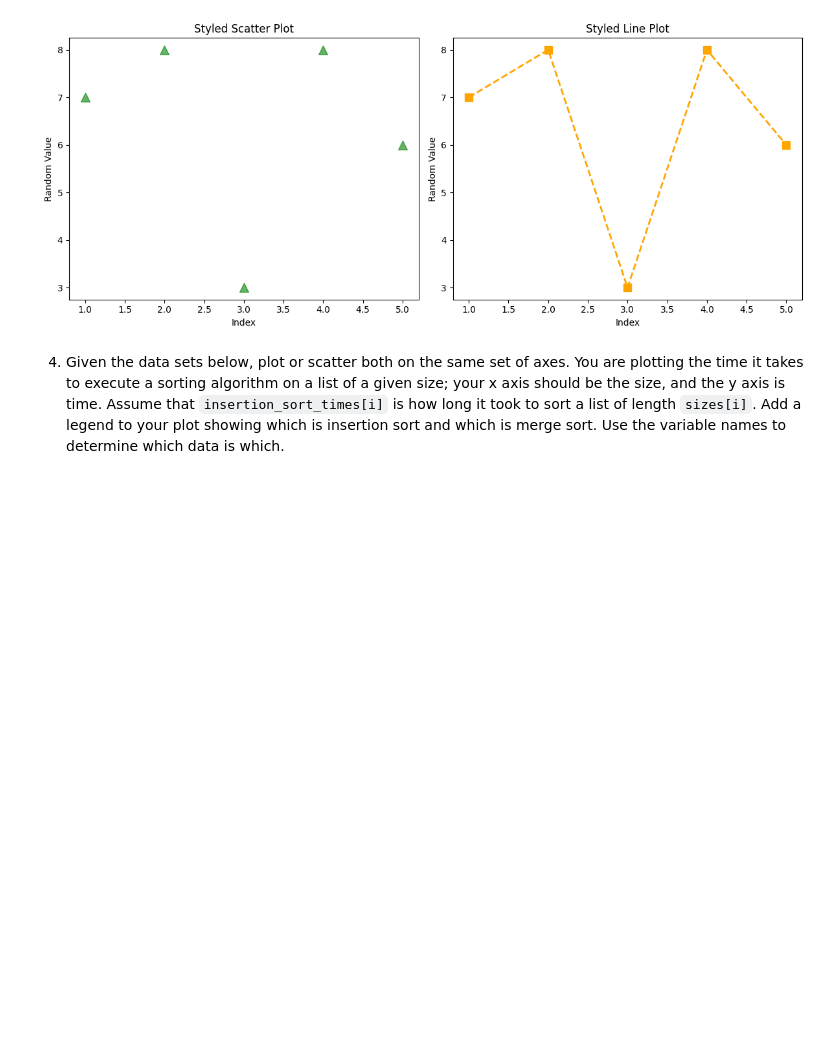
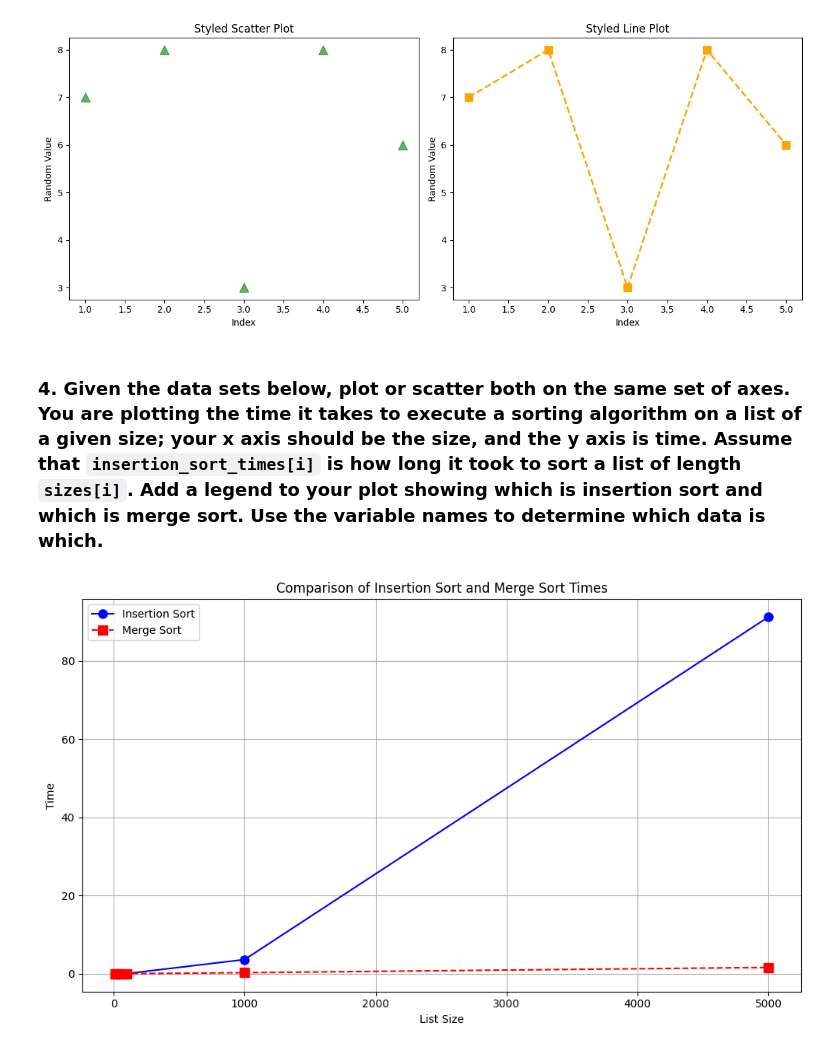
Before and after one commit to ClaytonSeabaughGH/pyplot, a Jupyter notebook: pyplot.ipynb, the cells around one changed output. Cells and saved outputs as stored; diff of their text form; code cells hidden in the pictures; blank space fills up the shorter version.

```diff
--- a/pyplot.ipynb
+++ b/pyplot.ipynb
@@ -93,8 +93,32 @@ plt.show()
 # %% [output]
 [figure]
 # %% [markdown]
-4. Given the data sets below, plot or scatter both on the same set of axes.  You are plotting the time it takes to execute a sorting algorithm on a list of a given size; your x axis should be the size, and the y axis is time.  Assume that `insertion_sort_times[i]` is how long it took to sort a list of length `sizes[i]`.  Add a legend to your plot showing which is insertion sort and which is merge sort.  Use the variable names to determine which data is which.
+### 4. Given the data sets below, plot or scatter both on the same set of axes.  You are plotting the time it takes to execute a sorting algorithm on a list of a given size; your x axis should be the size, and the y axis is time.  Assume that `insertion_sort_times[i]` is how long it took to sort a list of length `sizes[i]`.  Add a legend to your plot showing which is insertion sort and which is merge sort.  Use the variable names to determine which data is which.
 # %%
 sizes = [10, 20, 50, 100, 1000, 5000]
 insertion_sort_times = [0.0010252999999999998, 0.0027026999999999954, 0.010147200000000002, 0.0381137, 3.6303399, 91.2180796]
 merge_sort_times = [0.00161889999999687, 0.003635600000009731, 0.0090655000000055, 0.020108000000007564, 0.2687474000000094, 1.6147050999999948]
+
+# Create a plot
+plt.figure(figsize=(10, 6))
+
+# Plot Insertion Sort times
+plt.plot(sizes, insertion_sort_times, label='Insertion Sort', color='blue', marker='o', linestyle='-', markersize=8)
+
+# Plot Merge Sort times
+plt.plot(sizes, merge_sort_times, label='Merge Sort', color='red', marker='s', linestyle='--', markersize=8)
+
+# Add labels and title
+plt.xlabel('List Size')
+plt.ylabel('Time')
+plt.title('Comparison of Insertion Sort and Merge Sort Times')
+
+# Add a legend
+plt.legend()
+
+# Show the plot
+plt.grid(True)
+plt.tight_layout()
+plt.show()
+# %% [output]
+[figure, added]
```
